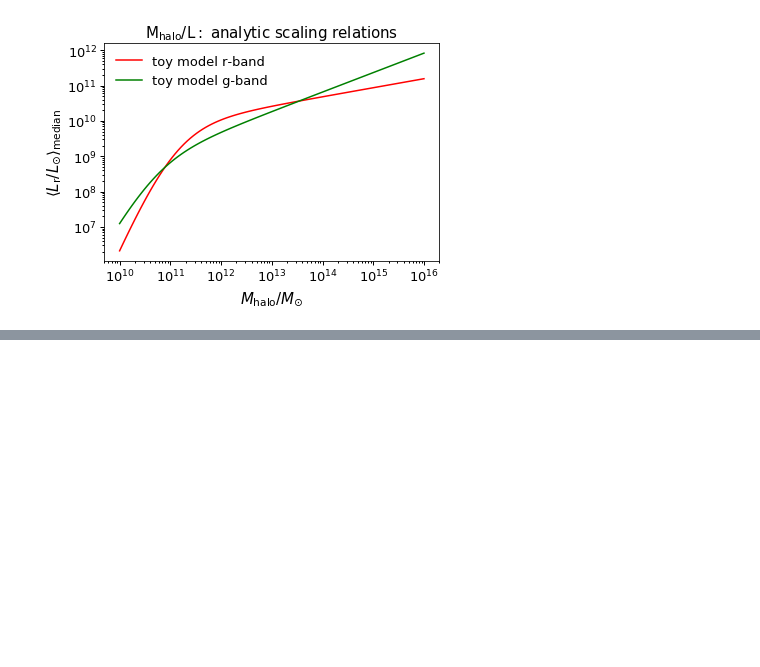
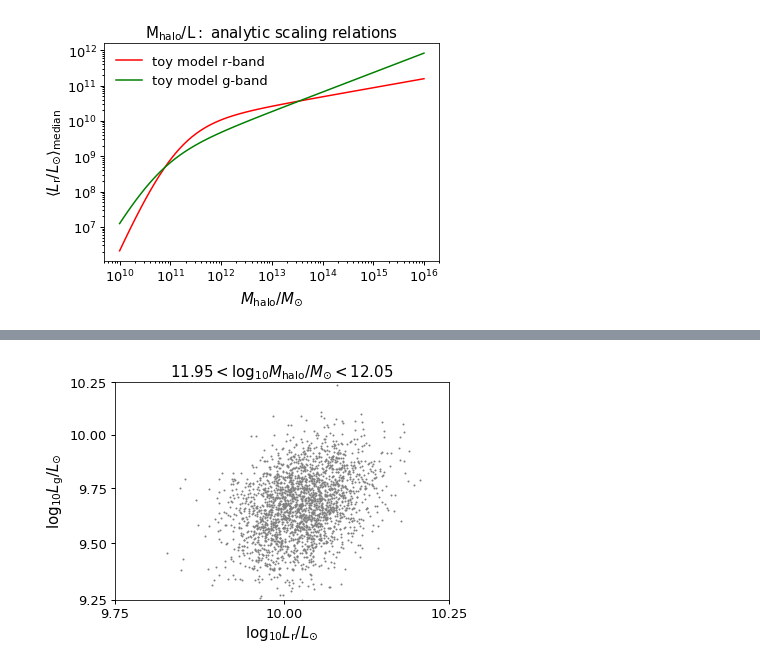
Before and after one commit to aphearin/galsampler_trial_problems, a Jupyter notebook: first_rescaling_trial_problem.ipynb, the cells around one changed output, grey strips where cells are left out. Saved outputs shown, nothing was run; the diff lists cells and outputs as text; code cells hidden in the pictures; blank space fills up the shorter version.

```diff
--- a/first_rescaling_trial_problem.ipynb
+++ b/first_rescaling_trial_problem.ipynb
@@ -164,14 +202,32 @@ legend = ax.legend()
 # %%
-halo_mass_mask = (logm < 12.2) & (logm > 11.8)
+halo_mass_mask = (galaxies['host_halo_mass'] < 10**12.05) & (galaxies['host_halo_mass'] > 10**11.95)
 
 fig, ax = plt.subplots(1, 1)
 __=ax.loglog()
 
-__=ax.scatter(mc_r[halo_mass_mask], mc_g[halo_mass_mask], s=1, color='gray')
+nskip2 = 10
+__=ax.scatter(np.log10(galaxies['luminosity_rband'][halo_mass_mask][::nskip2]),
+              np.log10(galaxies['luminosity_gband'][halo_mass_mask][::nskip2]),
+              s=1, color='gray')
 
-xlim = ax.set_xlim(1e9, 5e10)
-ylim = ax.set_ylim(1e9, 5e10)
+xlim = ax.set_xlim(9.75, 10.25)
+ylim = ax.set_ylim(9.25, 10.25)
 
-xlabel = ax.set_xlabel(r'r-band Luminosity')
-ylabel = ax.set_ylabel(r'g-band Luminosity')
-title = ax.set_title(r'$11.8 < \log_{10}M_{\rm halo}/M_{\odot} < 12.2$')
+xlabel = ax.set_xlabel(r'$\log_{10}L_{\rm r}/L_{\odot}$')
+ylabel = ax.set_ylabel(r'$\log_{10}L_{\rm g}/L_{\odot}$')
+title = ax.set_title(r'$11.95 < \log_{10}M_{\rm halo}/M_{\odot} < 12.05$')
+
+from matplotlib import ticker
+xticks = (9.75, 10, 10.25)
+yticks = (9.25, 9.5, 9.75, 10, 10.25)
+ax.set_xticks(xticks)
+ax.set_yticks(yticks)
+ax.get_xaxis().set_major_formatter(ticker.ScalarFormatter())
+ax.get_xaxis().set_minor_formatter(ticker.NullFormatter())
+ax.get_yaxis().set_major_formatter(ticker.ScalarFormatter())
+ax.get_yaxis().set_minor_formatter(ticker.NullFormatter())
+
+figname = 'rband_gband_correlation_fixed_mass.pdf'
+fig.savefig(figname, bbox_extra_artists=[xlabel, ylabel], bbox_inches='tight')
+# %% [output]
+[figure, added]
```
Also changed, not shown: parts of 13 cells of this notebook, 6 other files.
